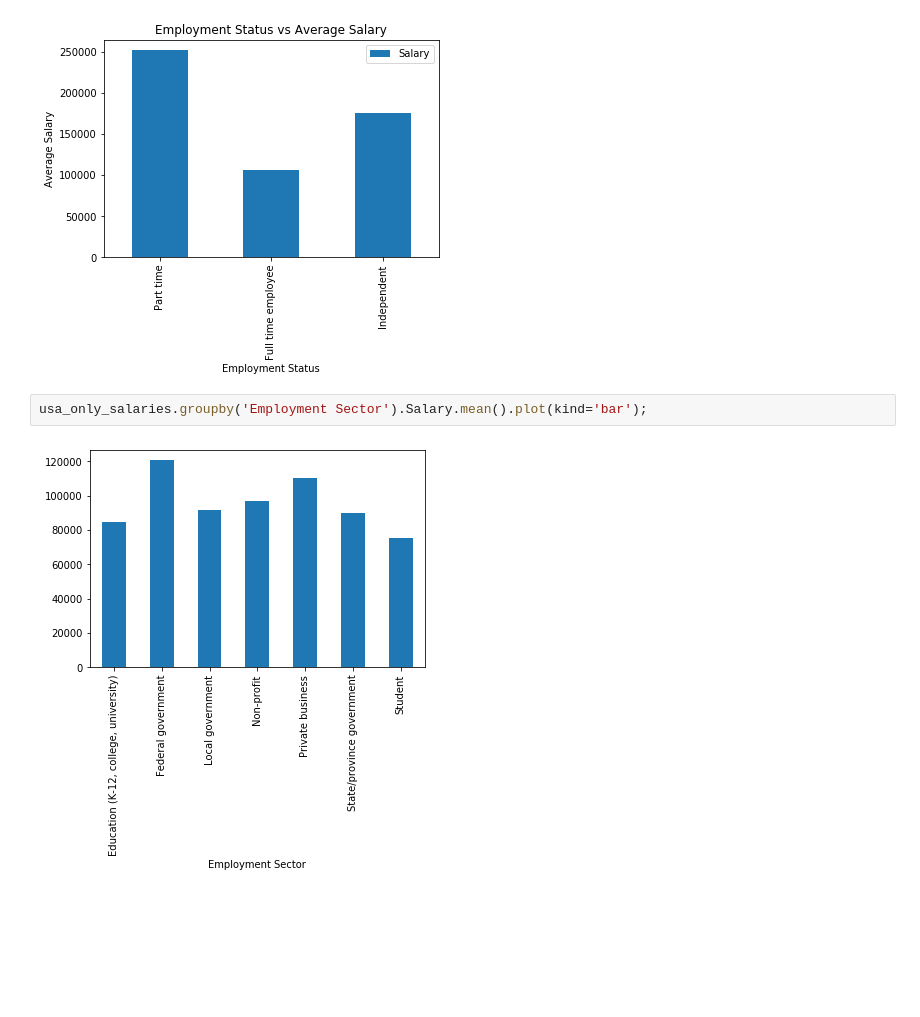
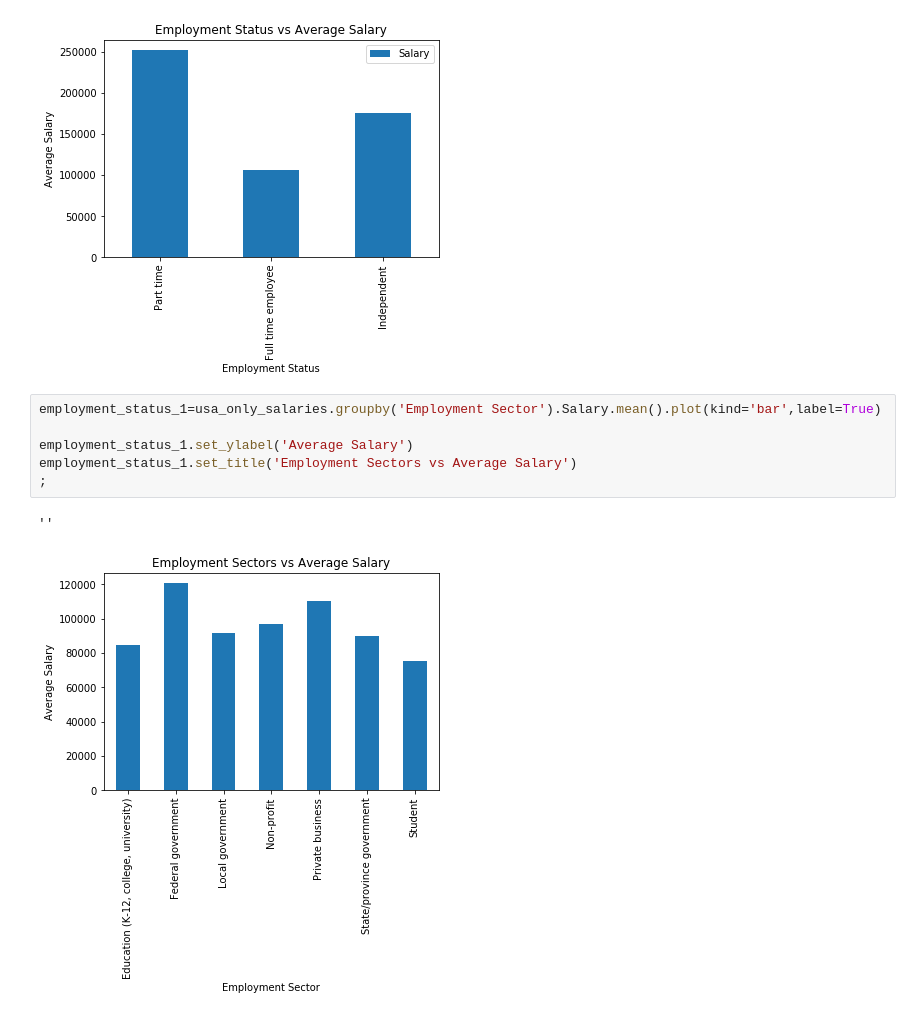
Before and after one commit to imanuelcg/data-professional-salaries-project, a Jupyter notebook: Project 1 .ipynb, the cells around one changed output. Drawn from its saved outputs; the diff is of its cells as text; blank space fills up the shorter version.

```diff
--- a/Project 1 .ipynb
+++ b/Project 1 .ipynb
@@ -115,7 +115,12 @@ employment_status.set_title('Employment Status vs Average Salary')
 ''
 [figure]
 # %%
-usa_only_salaries.groupby('Employment Sector').Salary.mean().plot(kind='bar');
+employment_status_1=usa_only_salaries.groupby('Employment Sector').Salary.mean().plot(kind='bar',label=True)
+
+employment_status_1.set_ylabel('Average Salary')
+employment_status_1.set_title('Employment Sectors vs Average Salary')
+;
 # %% [output]
+''
-[figure, old version]
+[figure, new version]
 # %%
```
Also changed, not shown: parts of 1 cell of this notebook.
